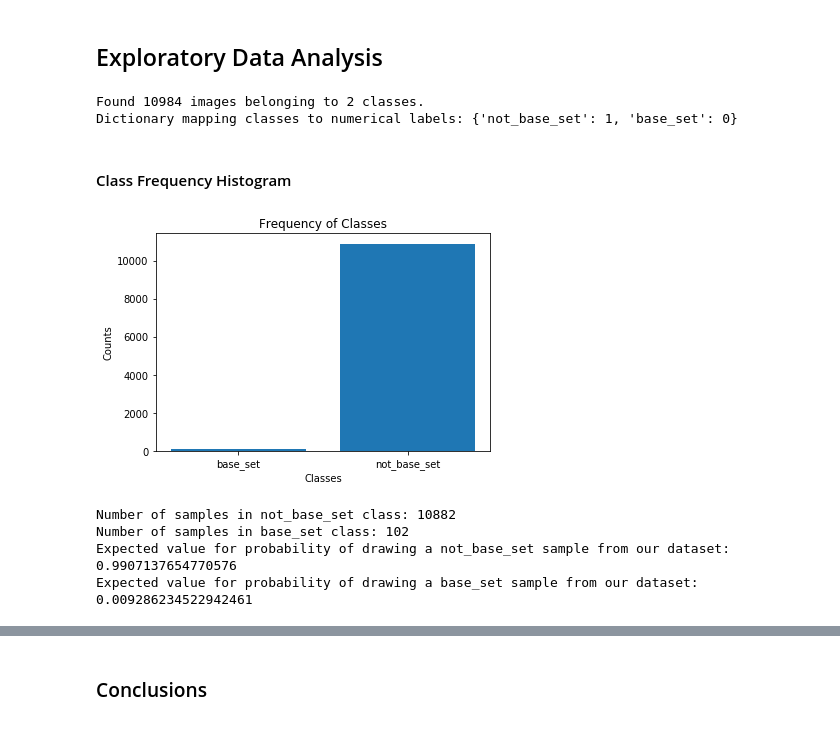
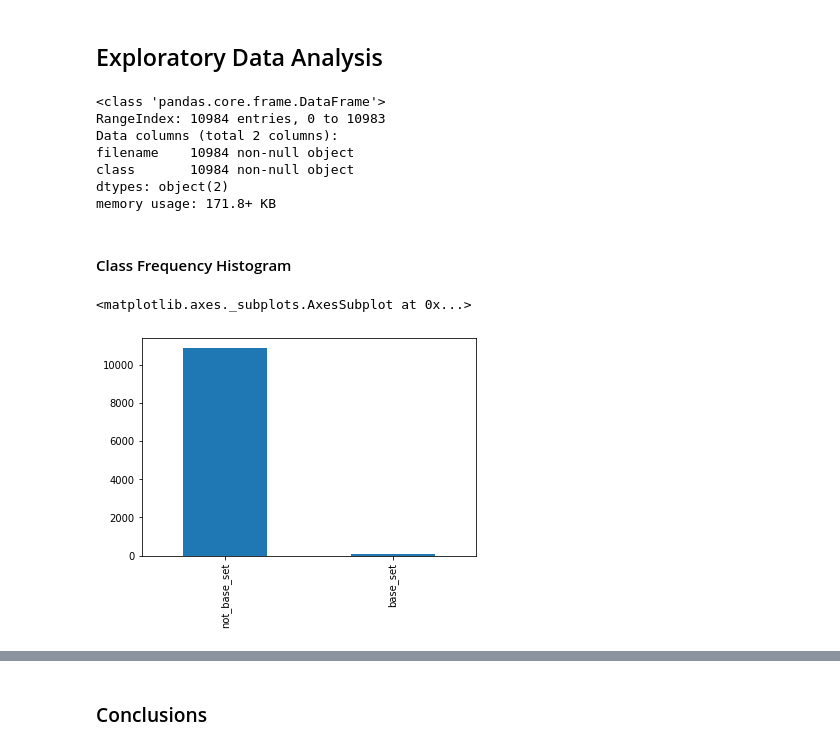
Before and after one commit to Evbor/Pkmn_card_classifier, a Jupyter notebook: research/pcc_img_aug.ipynb, the cells around one changed output, grey strips where cells are left out. Drawn from its saved outputs; the diff is of its cells as text; code cells hidden in the pictures.

```diff
--- a/research/pcc_img_aug.ipynb
+++ b/research/pcc_img_aug.ipynb
@@ -30,7 +29,8 @@ dataset path: data/base_set_classifier/dataset
 # %%
 ### Constants
 # file constants
-dataset_path = 'data/base_set_classifier/dataset'
+data_csv_path = '/media/Data/Programs/Pkmn_card_classifier/data/processed.csv'
+images_path = '/media/Data/Programs/Pkmn_card_classifier/data/images/'
 # data properties
 img_size = (550,400) # (height, width) in pixels
 color_mode = 'rgb'
@@ -38,33 +38,23 @@ batch_size = 32
 random_seed = 20
 # %% [markdown]
 ## Exploratory Data Analysis
-# %%
-data_generator = ImageDataGenerator().flow_from_directory(dataset_path, target_size=(550,400), color_mode='rgb', batch_size=32, class_mode='binary',
-                                                          shuffle=True, seed=42)
-encoding_map = data_generator.class_indices
-print('Dictionary mapping classes to numerical labels: {}'.format(encoding_map))
-# %% [output]
-Found 10984 images belonging to 2 classes.
-Dictionary mapping classes to numerical labels: {'not_base_set': 1, 'base_set': 0}
+# %%
+df = pd.read_csv(data_csv_path)
+dataset_size = len(df)
+df.info()
+# %% [output]
+<class 'pandas.core.frame.DataFrame'>
+RangeIndex: 10984 entries, 0 to 10983
+Data columns (total 2 columns):
+filename    10984 non-null object
+class       10984 non-null object
+dtypes: object(2)
+memory usage: 171.8+ KB
 # %% [markdown]
 #### Class Frequency Histogram
-# %%
-all_labels = data_generator.labels
-label_counts = np.asarray([np.sum((all_labels == label).astype(np.int32)) for label in encoding_map.values()])
-plt.bar(encoding_map.values(), label_counts)
-plt.xticks(list(encoding_map.values()), list(encoding_map.keys()))
-plt.xlabel('Classes')
-plt.ylabel('Counts')
-plt.title('Frequency of Classes')
-plt.show()
-label_frequencies = label_counts / len(all_labels)
-for name, num in np.squeeze(np.dstack((np.asarray(list(encoding_map.keys())), label_counts))):
-    print('Number of samples in {0} class: {1}'.format(name, num))
-for name, freq in np.squeeze(np.dstack((np.asarray(list(encoding_map.keys())), label_frequencies))):
-    print('Expected value for probability of drawing a {0} sample from our dataset: {1}'.format(name, freq))
-# %% [output]
-[figure, removed]
-Number of samples in not_base_set class: 10882
-Number of samples in base_set class: 102
-Expected value for probability of drawing a not_base_set sample from our dataset: 0.9907137654770576
-Expected value for probability of drawing a base_set sample from our dataset: 0.009286234522942461
+# %%
+class_count = df['class'].value_counts()
+class_count.plot.bar()
+# %% [output]
+<matplotlib.axes._subplots.AxesSubplot at 0x...>
+[figure, added]
```
Also changed, not shown: parts of 17 cells of this notebook, 1 other file.
